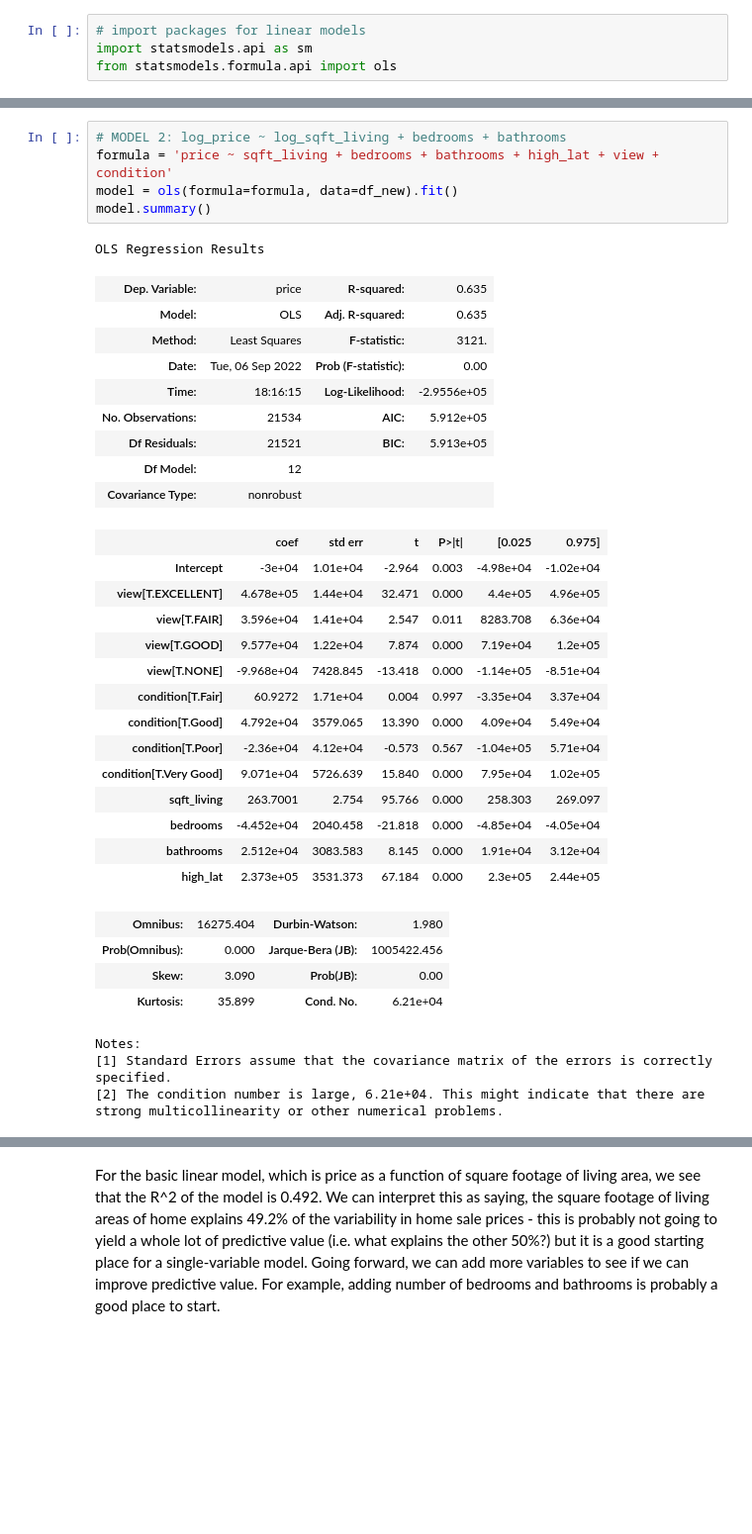
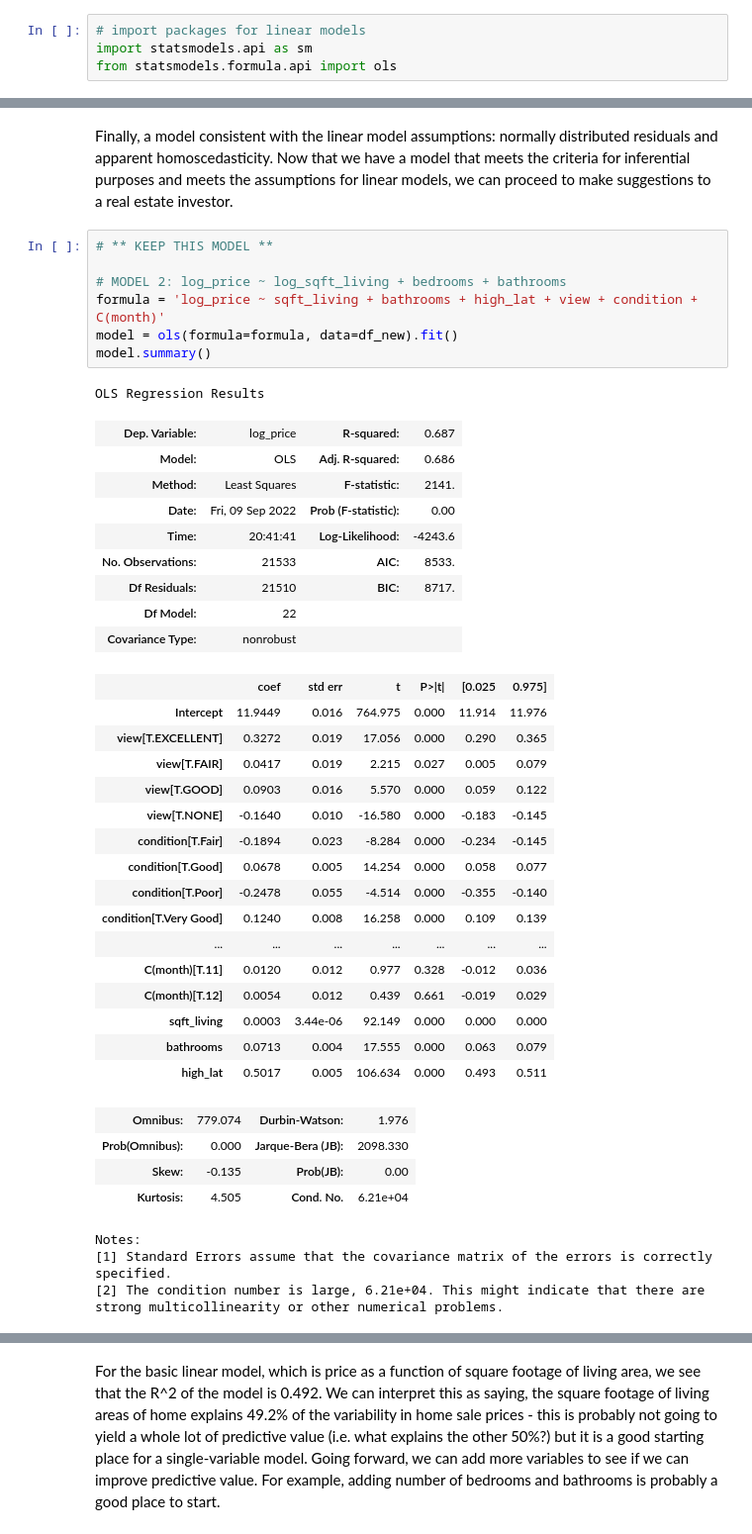
Before and after one commit to adobronyi/king_county_real_estate, a Jupyter notebook: student.ipynb, the cells around one changed output, grey strips where cells are left out. Shown at 99% size. Drawn from its saved outputs; the diff is of its cells as text; blank space fills up the shorter version.

```diff
--- a/student.ipynb
+++ b/student.ipynb
@@ -451,37 +1258,43 @@ strong multicollinearity or other numerical problems.
+# %% [markdown]
+Finally, a model consistent with the linear model assumptions: normally distributed residuals and apparent homoscedasticity. Now that we have a model that meets the criteria for inferential purposes and meets the assumptions for linear models, we can proceed to make suggestions to a real estate investor.
 # %%
+# ** KEEP THIS MODEL **
+
 # MODEL 2: log_price ~ log_sqft_living + bedrooms + bathrooms
-formula = 'price ~ sqft_living + bedrooms + bathrooms + high_lat + view + condition'
+formula = 'log_price ~ sqft_living + bathrooms + high_lat + view + condition + C(month)'
 model = ols(formula=formula, data=df_new).fit()
 model.summary()
 # %% [output]
 OLS Regression Results
-| Dep. Variable: | price | R-squared: | 0.635 |
-| Model: | OLS | Adj. R-squared: | 0.635 |
-| Method: | Least Squares | F-statistic: | 3121. |
-| Date: | Tue, 06 Sep 2022 | Prob (F-statistic): | 0.00 |
-| Time: | 18:16:15 | Log-Likelihood: | -2.9556e+05 |
-| No. Observations: | 21534 | AIC: | 5.912e+05 |
-| Df Residuals: | 21521 | BIC: | 5.913e+05 |
-| Df Model: | 12 |  |  |
+| Dep. Variable: | log_price | R-squared: | 0.687 |
+| Model: | OLS | Adj. R-squared: | 0.686 |
+| Method: | Least Squares | F-statistic: | 2141. |
+| Date: | Fri, 09 Sep 2022 | Prob (F-statistic): | 0.00 |
+| Time: | 20:41:41 | Log-Likelihood: | -4243.6 |
+| No. Observations: | 21533 | AIC: | 8533. |
+| Df Residuals: | 21510 | BIC: | 8717. |
+| Df Model: | 22 |  |  |
 | Covariance Type: | nonrobust |  |  |
 |  | coef | std err | t | P>|t| | [0.025 | 0.975] |
-| Intercept | -3e+04 | 1.01e+04 | -2.964 | 0.003 | -4.98e+04 | -1.02e+04 |
-| view[T.EXCELLENT] | 4.678e+05 | 1.44e+04 | 32.471 | 0.000 | 4.4e+05 | 4.96e+05 |
-| view[T.FAIR] | 3.596e+04 | 1.41e+04 | 2.547 | 0.011 | 8283.708 | 6.36e+04 |
-| view[T.GOOD] | 9.577e+04 | 1.22e+04 | 7.874 | 0.000 | 7.19e+04 | 1.2e+05 |
-| view[T.NONE] | -9.968e+04 | 7428.845 | -13.418 | 0.000 | -1.14e+05 | -8.51e+04 |
-| condition[T.Fair] | 60.9272 | 1.71e+04 | 0.004 | 0.997 | -3.35e+04 | 3.37e+04 |
-| condition[T.Good] | 4.792e+04 | 3579.065 | 13.390 | 0.000 | 4.09e+04 | 5.49e+04 |
-| condition[T.Poor] | -2.36e+04 | 4.12e+04 | -0.573 | 0.567 | -1.04e+05 | 5.71e+04 |
-| condition[T.Very Good] | 9.071e+04 | 5726.639 | 15.840 | 0.000 | 7.95e+04 | 1.02e+05 |
-| sqft_living | 263.7001 | 2.754 | 95.766 | 0.000 | 258.303 | 269.097 |
-| bedrooms | -4.452e+04 | 2040.458 | -21.818 | 0.000 | -4.85e+04 | -4.05e+04 |
-| bathrooms | 2.512e+04 | 3083.583 | 8.145 | 0.000 | 1.91e+04 | 3.12e+04 |
-| high_lat | 2.373e+05 | 3531.373 | 67.184 | 0.000 | 2.3e+05 | 2.44e+05 |
+| Intercept | 11.9449 | 0.016 | 764.975 | 0.000 | 11.914 | 11.976 |
+| view[T.EXCELLENT] | 0.3272 | 0.019 | 17.056 | 0.000 | 0.290 | 0.365 |
+| view[T.FAIR] | 0.0417 | 0.019 | 2.215 | 0.027 | 0.005 | 0.079 |
+| view[T.GOOD] | 0.0903 | 0.016 | 5.570 | 0.000 | 0.059 | 0.122 |
+| view[T.NONE] | -0.1640 | 0.010 | -16.580 | 0.000 | -0.183 | -0.145 |
+| condition[T.Fair] | -0.1894 | 0.023 | -8.284 | 0.000 | -0.234 | -0.145 |
+| condition[T.Good] | 0.0678 | 0.005 | 14.254 | 0.000 | 0.058 | 0.077 |
+| condition[T.Poor] | -0.2478 | 0.055 | -4.514 | 0.000 | -0.355 | -0.140 |
+| condition[T.Very Good] | 0.1240 | 0.008 | 16.258 | 0.000 | 0.109 | 0.139 |
+| ... | ... | ... | ... | ... | ... | ... |
+| C(month)[T.11] | 0.0120 | 0.012 | 0.977 | 0.328 | -0.012 | 0.036 |
+| C(month)[T.12] | 0.0054 | 0.012 | 0.439 | 0.661 | -0.019 | 0.029 |
+| sqft_living | 0.0003 | 3.44e-06 | 92.149 | 0.000 | 0.000 | 0.000 |
+| bathrooms | 0.0713 | 0.004 | 17.555 | 0.000 | 0.063 | 0.079 |
+| high_lat | 0.5017 | 0.005 | 106.634 | 0.000 | 0.493 | 0.511 |
-| Omnibus: | 16275.404 | Durbin-Watson: | 1.980 |
-| Prob(Omnibus): | 0.000 | Jarque-Bera (JB): | 1005422.456 |
-| Skew: | 3.090 | Prob(JB): | 0.00 |
-| Kurtosis: | 35.899 | Cond. No. | 6.21e+04 |
+| Omnibus: | 779.074 | Durbin-Watson: | 1.976 |
+| Prob(Omnibus): | 0.000 | Jarque-Bera (JB): | 2098.330 |
+| Skew: | -0.135 | Prob(JB): | 0.00 |
+| Kurtosis: | 4.505 | Cond. No. | 6.21e+04 |
 Notes:
 [1] Standard Errors assume that the covariance matrix of the errors is correctly specified.
 [2] The condition number is large, 6.21e+04. This might indicate that there are
```
Also changed, not shown: parts of 55 cells of this notebook.
